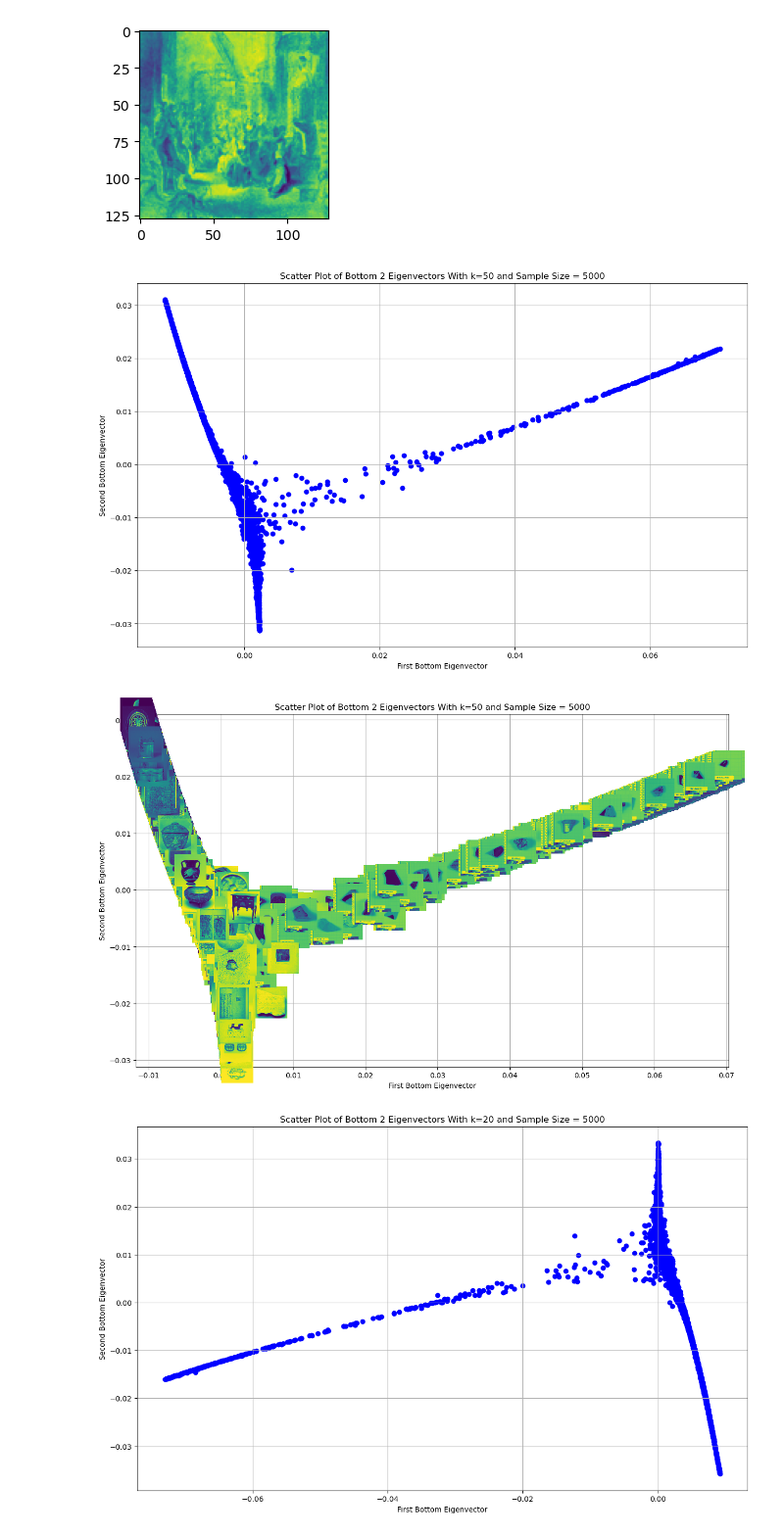
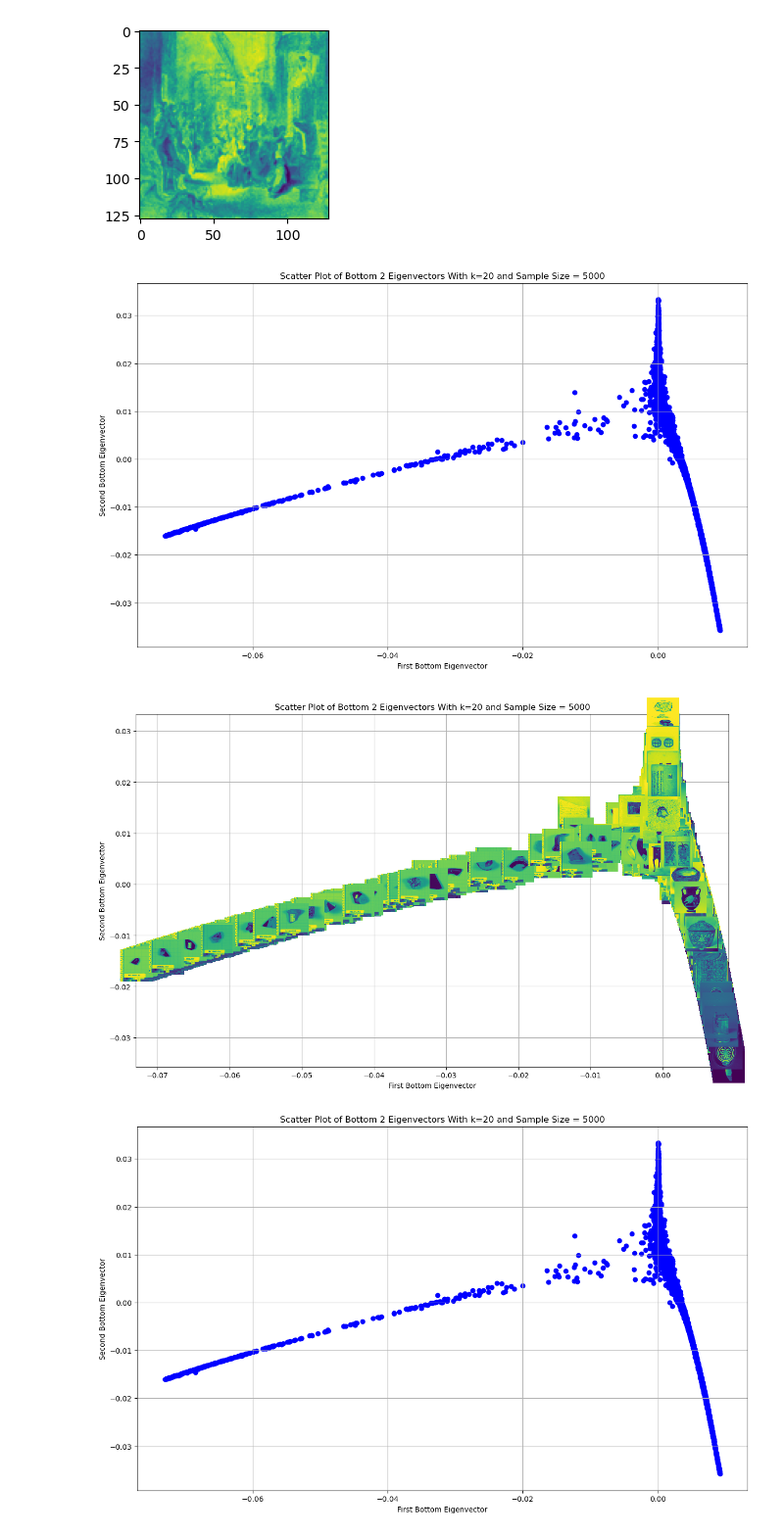
Before and after one commit to KevinBian107/laplacian_eigenmap_vis, a Jupyter notebook: met_explore.ipynb, the cells around one changed output. Shown at 98% size. Drawn from its saved outputs; the diff is of its cells as text; code cells hidden in the pictures.

```diff
--- a/met_explore.ipynb
+++ b/met_explore.ipynb
@@ -39,8 +39,8 @@ plt.show()
 flattened_grey = np.array([image.flatten() for image in images_array_grey])
 flattened_color = np.array([image.flatten() for image in images_array])
 # %%
-laplacian_eigenmap(flattened_grey[:5000], 50, image_dim=128)
+laplacian_eigenmap(flattened_grey[:5000], radial_func='knn', k=20, image_dim=128)
 # %% [output]
-[figure, old version]
+[figure, new version]
-[figure, old version]
+[figure, new version]
 # %%
```
Also changed, not shown: parts of 3 cells of this notebook, 5 other files.
